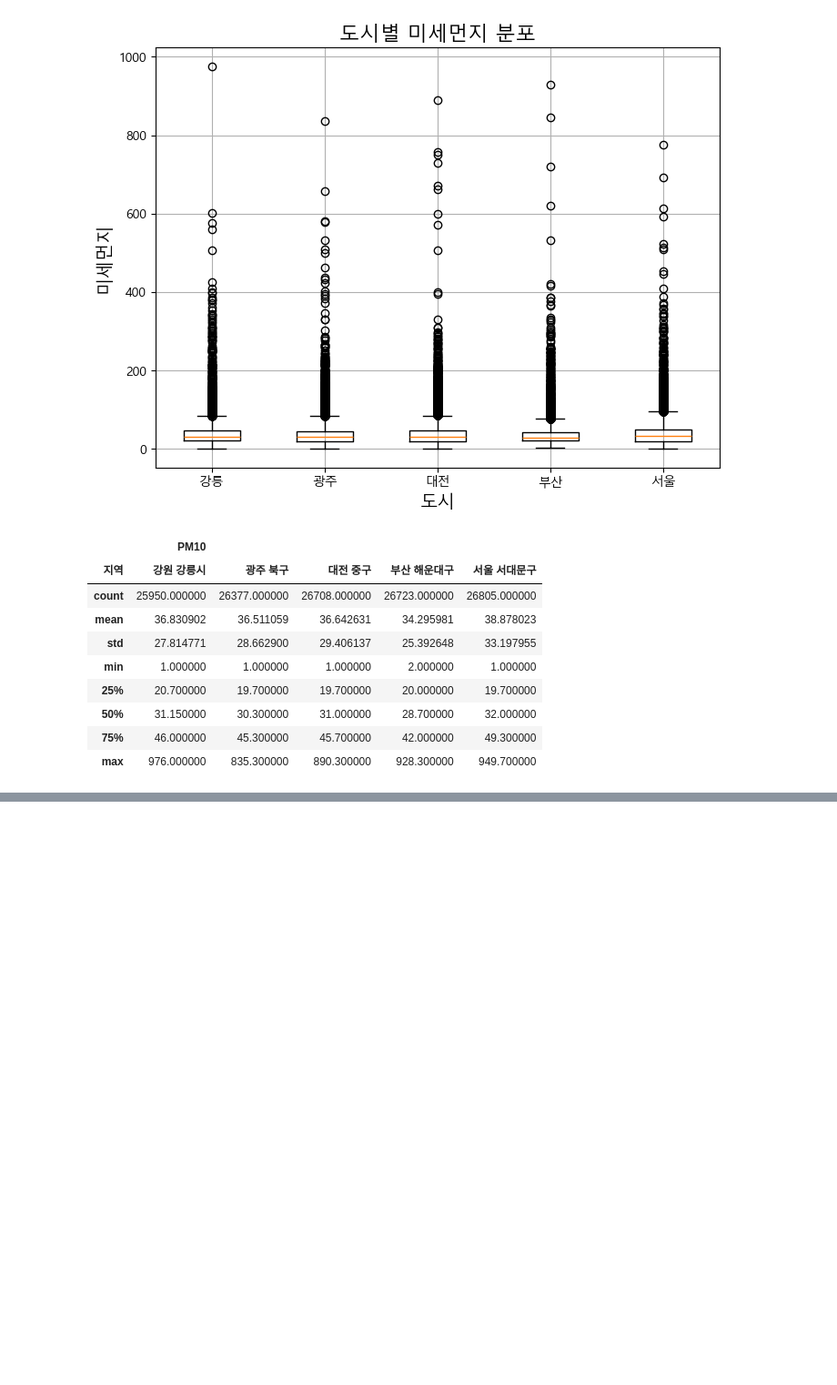
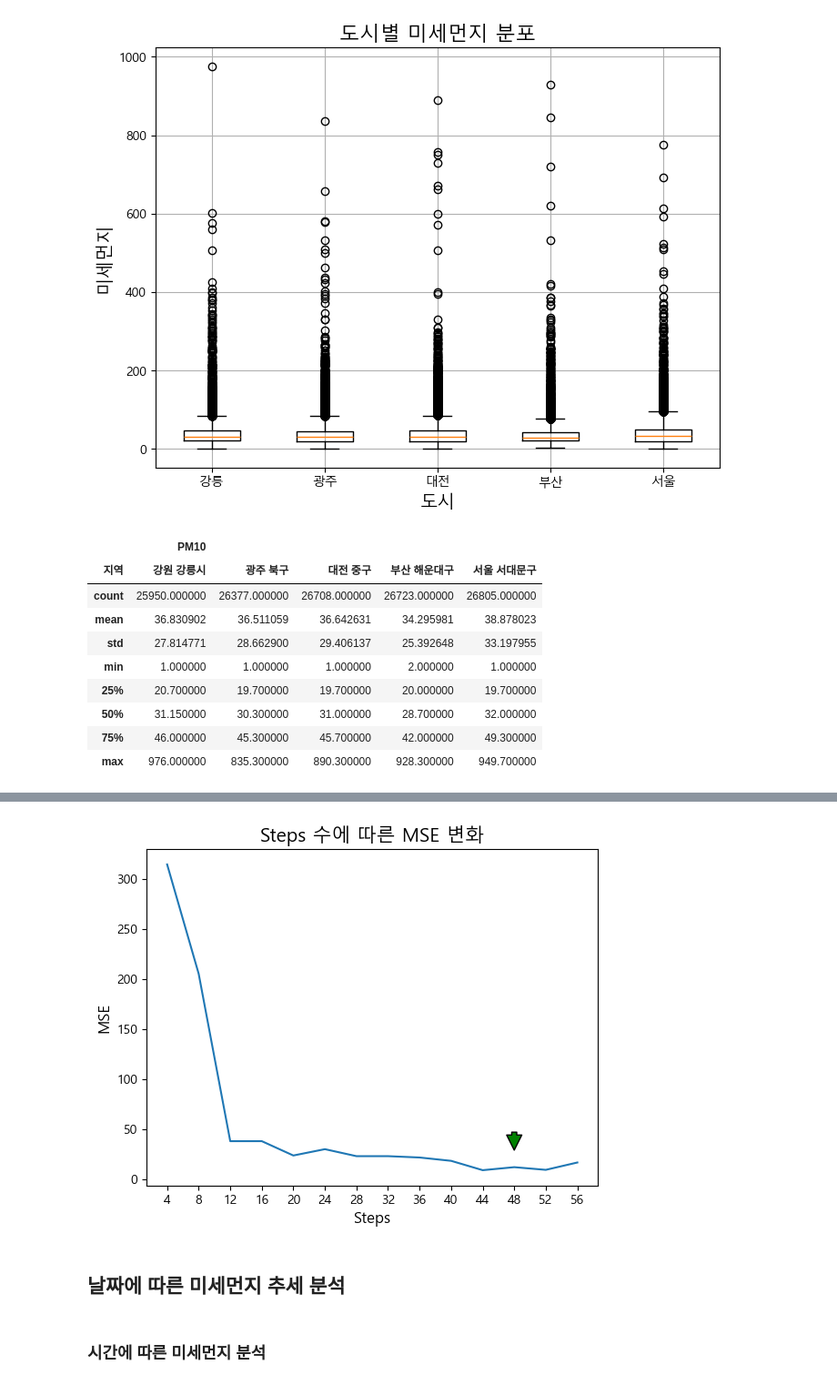
Before and after one commit to sangilhwang/KIT, a Jupyter notebook: FinalProject/18. 종속변수 분석.ipynb, the cells around one changed output, grey strips where cells are left out. Shown at 91% size. Cells and saved outputs as stored; diff of their text form; code cells hidden in the pictures; blank space fills up the shorter version.

```diff
--- a/FinalProject/18. 종속변수 분석.ipynb
+++ b/FinalProject/18. 종속변수 분석.ipynb
@@ -162,0 +223,23 @@ pm10_df.describe()
+# %%
+step_test = [
+    [322, 314, 308],
+    [207, 226, 183],
+    [33, 49, 32],
+    [20, 41, 53],
+    [20, 13, 38],
+    [31, 24, 35],
+    [20, 20 ,29],
+    [34, 21, 14],
+    [13, 26, 26],
+    [17, 16, 22],
+    [9, 8, 10],
+    [14, 9, 13],
+    [12, 8, 8],
+    [16, 21, 13]
+]
+# %%
+step_df = pd.DataFrame(step_test)
+# %%
+step_df.index = range(4, 60, 4)
+# %%
+steps = step_df.mean(axis = 1)
@@ -162,0 +248,19 @@ pm10_df.describe()
+# %%
+plt.plot(steps)
+plt.title("Steps 수에 따른 MSE 변화", size = 15)
+plt.xlabel("Steps", size = 12)
+plt.xticks(np.arange(4, 60, 4), size=10)
+
+# 강조 지점 (x=48)
+highlight_x = 48
+highlight_color = 'green'
+
+plt.annotate('', xy=(highlight_x, steps[12] - 10), xytext=(highlight_x, steps[12] + 10),
+            arrowprops=dict(facecolor=highlight_color, shrink=0.05))
+
+plt.ylabel("MSE", size = 12)
+plt.show()
+# %% [output]
+[figure, added]
+# %% [markdown]
+## 날짜에 따른 미세먼지 추세 분석
@@ -162,0 +282,2 @@ pm10_df.describe()
+# %% [markdown]
+### 시간에 따른 미세먼지 분석
```
Also changed, not shown: parts of 40 cells of this notebook, 2 other files.
